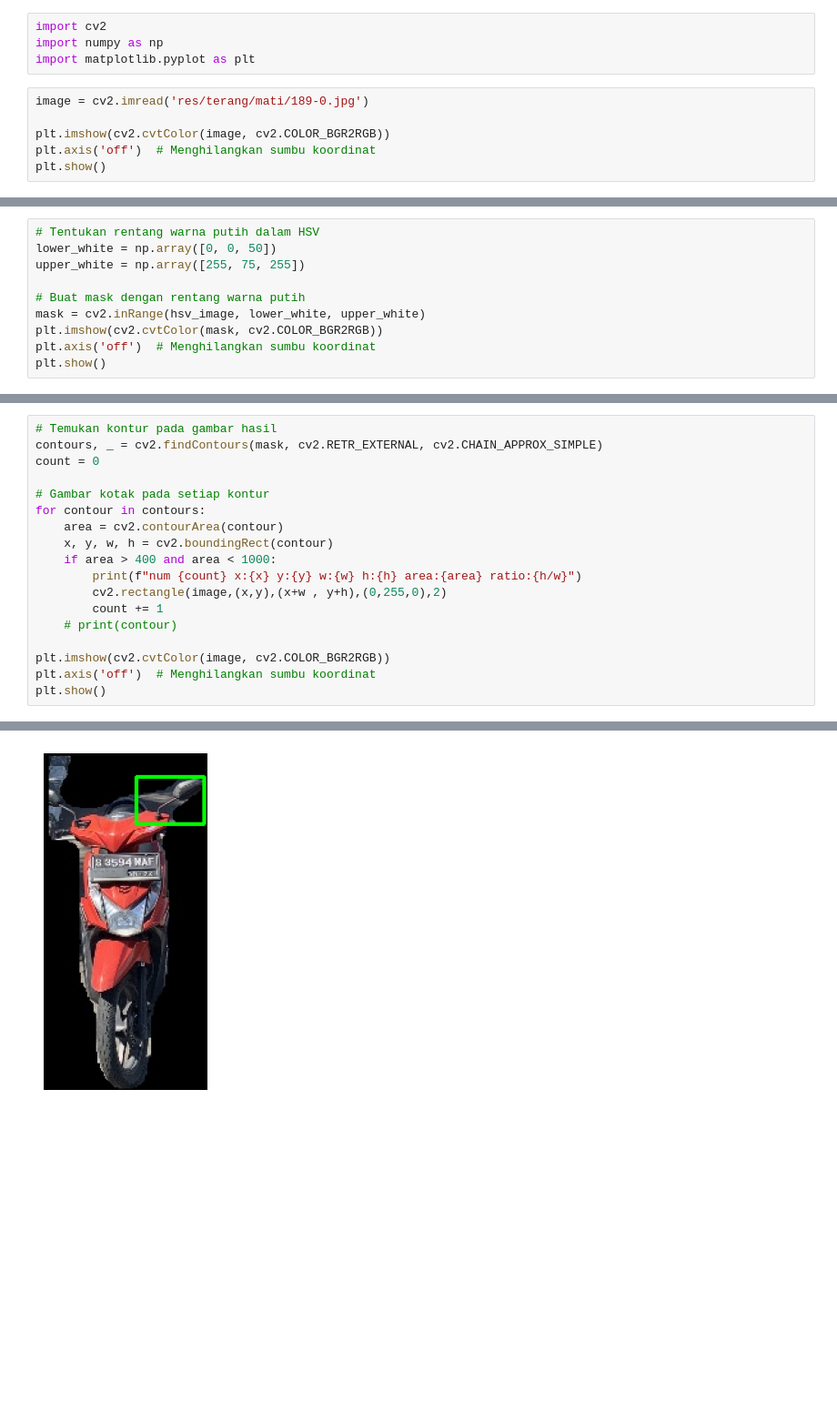
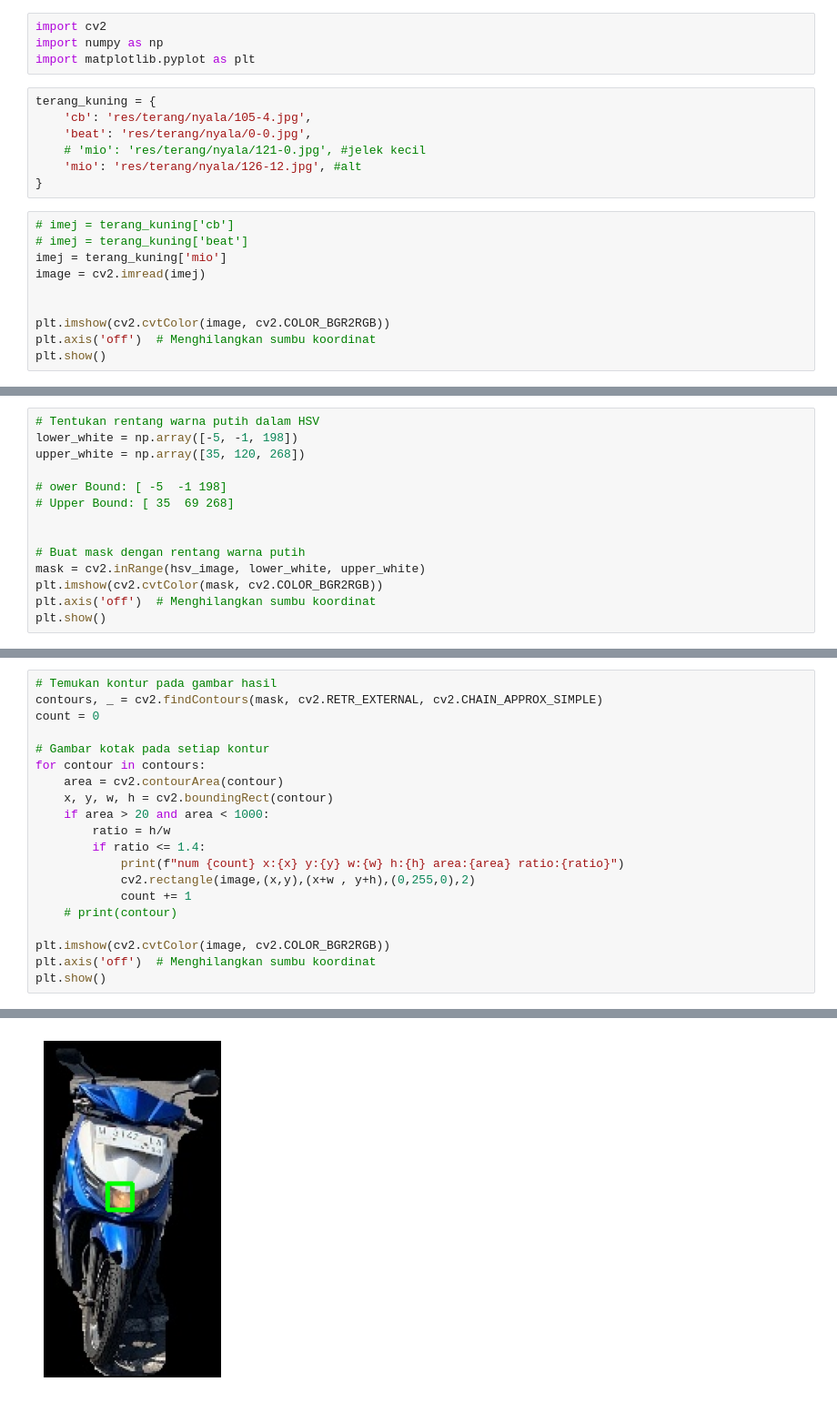
Before and after one commit to whisnumurtyga/deteksi-lampu-v2, a Jupyter notebook: Unit/old-find-roi-lampu.ipynb, the cells around one changed output, grey strips where cells are left out. Shown: that part at 91% size. Saved outputs shown, nothing was run; the diff lists cells and outputs as text; blank space fills up the shorter version.

```diff
--- a/Unit/old-find-roi-lampu.ipynb
+++ b/Unit/old-find-roi-lampu.ipynb
@@ -2,8 +2,19 @@
 import cv2
 import numpy as np
 import matplotlib.pyplot as plt
+# %%
+terang_kuning = {
+    'cb': 'res/terang/nyala/105-4.jpg',
+    'beat': 'res/terang/nyala/0-0.jpg',
+    # 'mio': 'res/terang/nyala/121-0.jpg', #jelek kecil
+    'mio': 'res/terang/nyala/126-12.jpg', #alt
+}
 # %%
-image = cv2.imread('res/terang/mati/189-0.jpg')
+# imej = terang_kuning['cb']
+# imej = terang_kuning['beat']
+imej = terang_kuning['mio']
+image = cv2.imread(imej)
+
 
 plt.imshow(cv2.cvtColor(image, cv2.COLOR_BGR2RGB))
 plt.axis('off')  # Menghilangkan sumbu koordinat
@@ -21,7 +32,11 @@ plt.show()
 # %%
 # Tentukan rentang warna putih dalam HSV
-lower_white = np.array([0, 0, 50])
-upper_white = np.array([255, 75, 255])
+lower_white = np.array([-5, -1, 198])
+upper_white = np.array([35, 120, 268])
+
+# ower Bound: [ -5  -1 198]
+# Upper Bound: [ 35  69 268]
+
 
 # Buat mask dengan rentang warna putih
 mask = cv2.inRange(hsv_image, lower_white, upper_white)
@@ -54,10 +54,12 @@ count = 0
 for contour in contours:
     area = cv2.contourArea(contour)
     x, y, w, h = cv2.boundingRect(contour)
-    if area > 400 and area < 1000:
-        print(f"num {count} x:{x} y:{y} w:{w} h:{h} area:{area} ratio:{h/w}")
-        cv2.rectangle(image,(x,y),(x+w , y+h),(0,255,0),2)
-        count += 1
+    if area > 20 and area < 1000:
+        ratio = h/w
+        if ratio <= 1.4:
+            print(f"num {count} x:{x} y:{y} w:{w} h:{h} area:{area} ratio:{ratio}")
+            cv2.rectangle(image,(x,y),(x+w , y+h),(0,255,0),2)
+            count += 1
     # print(contour)
 
 plt.imshow(cv2.cvtColor(image, cv2.COLOR_BGR2RGB))
@@ -68 +70 @@ num 0 x:72 y:18 w:53 h:37 area:467.5 ratio:0.6981132075471698
-[figure, old version]
+[figure, new version]
```
Also changed, not shown: parts of 6 cells of this notebook, 1 other file.
